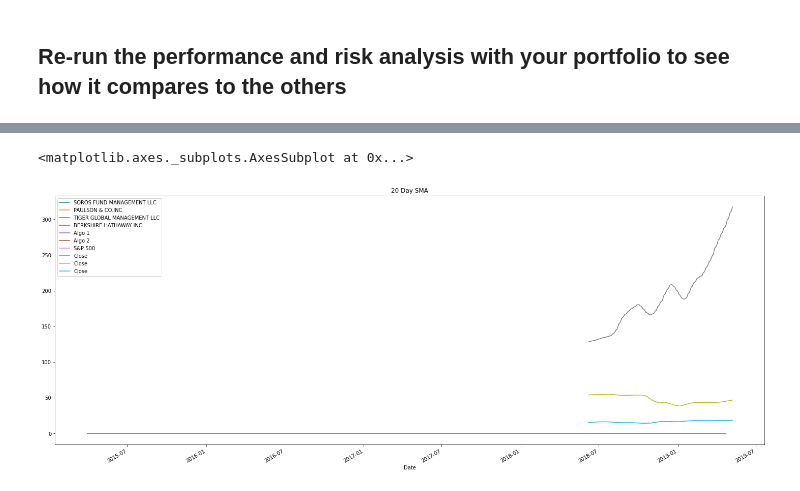
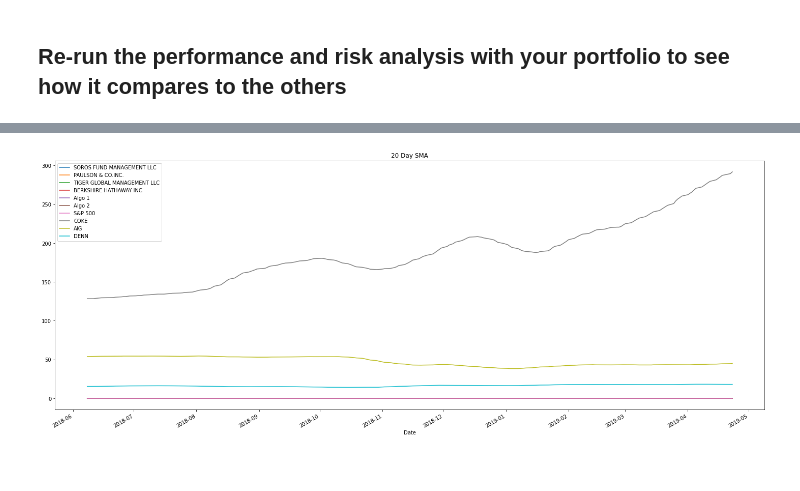
Before and after one commit to rs-fintech/04-Whale-Aanalysis-Pandas, a Jupyter notebook: whale_analysis.ipynb, the cells around one changed output, grey strips where cells are left out. Drawn from its saved outputs; the diff is of its cells as text; code cells hidden in the pictures.

Commit message:
adding portfolio return section

```diff
--- a/whale_analysis.ipynb
+++ b/whale_analysis.ipynb
@@ -417,12 +416,5 @@ dtype: float64
 # %%
 # Add your "Custom" portfolio to the larger dataframe of fund returns
 # YOUR CODE HERE
+combined_df = pd.concat([combined_df, custom_combined_df], axis = 'columns', join = 'inner')
 # combined_df
-# combined_df['COKE'] = custom_combined_df['COKE']
-# combined_df['COKE'] = custom_combined_df['COKE']
-# combined_df['COKE'] = custom_combined_df['COKE']
-
-# combined_df.append(coke_returns_df)
-# combined_df.append(aig_returns_df)
-combined_df.append(denn_returns_df)
-combined_df.head()
@@ -437,3 +421,5 @@ combined_df.head()
 # %%
 # Only compare dates where return data exists for all the stocks (drop NaNs)
 # YOUR CODE HERE
+combined_df.dropna(inplace = True)
+combined_df.isnull().sum()
@@ -445,14 +462,17 @@ combined_df.head()
 # %%
 # Rolling
 # YOUR CODE HERE
-daily_mean = combined_df.rolling(window = 20).mean().plot(title = "20 Day SMA");
+combined_df.rolling(window = 20).mean().plot(figsize = (25, 10), title = "20 Day SMA");
 
-coke_returns_df.rolling(window = 20).mean().plot(ax = daily_mean, figsize = (25, 10))
-aig_returns_df.rolling(window = 20).mean().plot(ax = daily_mean, figsize = (25, 10))
-denn_returns_df.rolling(window = 20).mean().plot(ax = daily_mean, figsize = (25, 10))
+# daily_mean = combined_df.rolling(window = 20).mean().plot(figsize = (25, 10), title = "20 Day SMA");
+
+# coke_returns_df.rolling(window = 20).mean().plot(ax = daily_mean, figsize = (25, 10))
+# aig_returns_df.rolling(window = 20).mean().plot(ax = daily_mean, figsize = (25, 10))
+# denn_returns_df.rolling(window = 20).mean().plot(ax = daily_mean, figsize = (25, 10))
+
+# daily_mean.legend(['Original', 'COKE', 'AIG', 'Denn']);
 # %% [output]
-<matplotlib.axes._subplots.AxesSubplot at 0x...>
-[figure, old version]
+[figure, new version]
 # %%
 # Annualized Sharpe Ratios
 # YOUR CODE HERE
```
Also changed, not shown: parts of 9 cells of this notebook.
